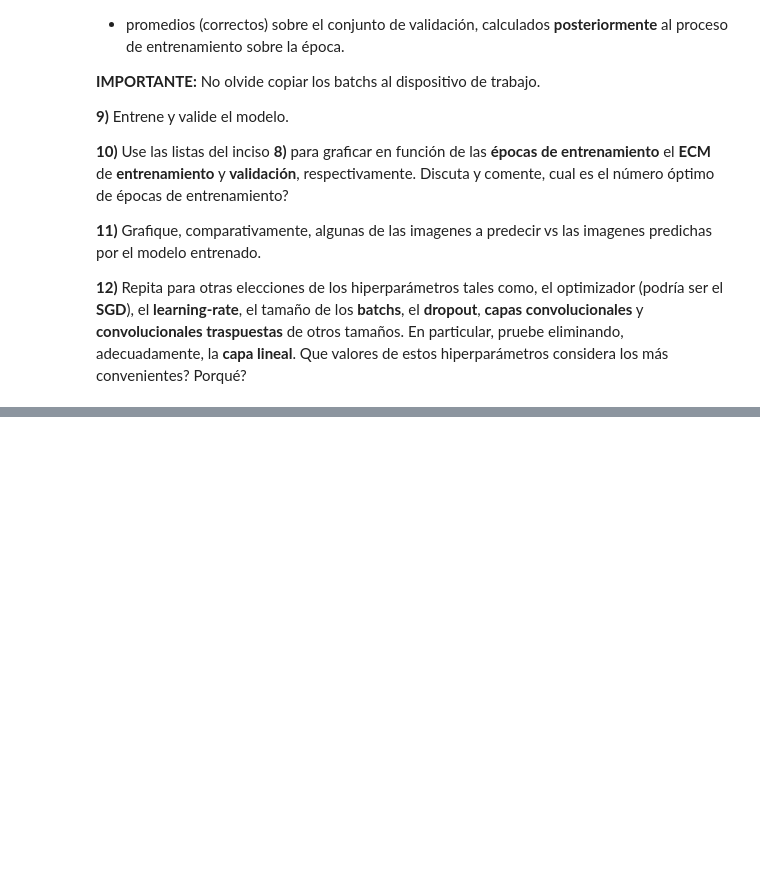
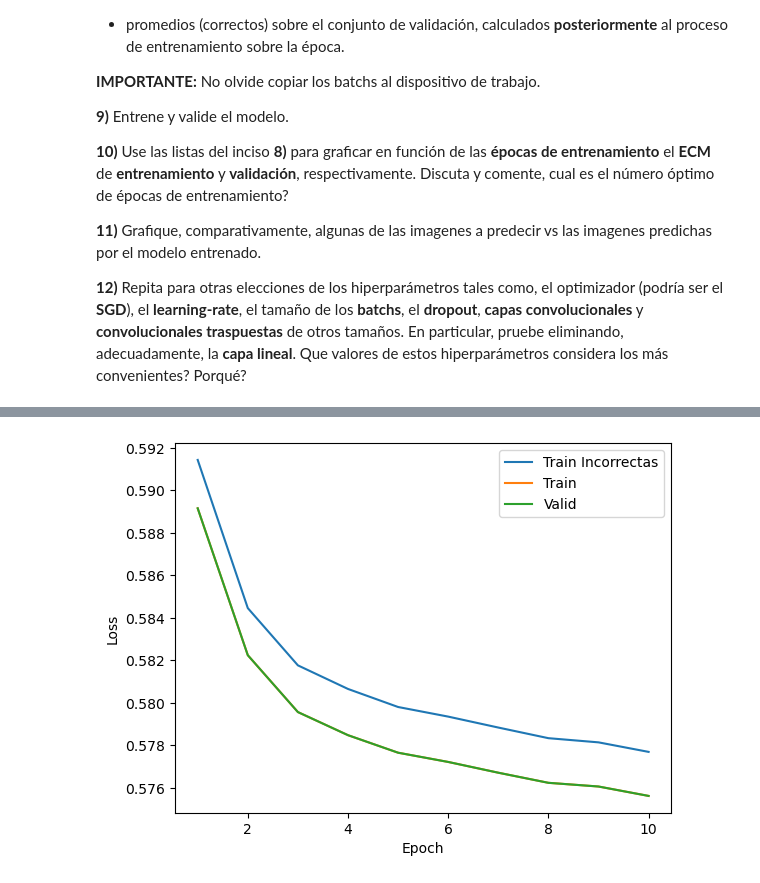
Before and after one commit to EnzoRg/neural_networks, a Jupyter notebook: Ejercicios/redes_neuronales_2024_guia_13.ipynb, the cells around one changed output, grey strips where cells are left out. Cells and saved outputs as stored; diff of their text form; code cells hidden in the pictures; blank space fills up the shorter version.

```diff
--- a/Ejercicios/redes_neuronales_2024_guia_13.ipynb
+++ b/Ejercicios/redes_neuronales_2024_guia_13.ipynb
@@ -165,0 +388,33 @@ Que valores de estos hiperparámetros considera los más convenientes? Porqué?
+# %%
+# 5.5)
+
+learning_rate = 1e-3
+optimizer = torch.optim.Adam(model.parameters(), lr=learning_rate, eps=1e-8, weight_decay=0, amsgrad=False)
+# %%
+# 5.6)
+
+device = torch.device('cuda' if torch.cuda.is_available() else 'cpu')
+model = model.to(device)
+# %%
+# 5.8)
+
+num_epochs = 10
+list_avg_train_loss_incorrecta = []
+list_avg_train_loss = []
+list_avg_valid_loss = []
+
+for epoch in range(num_epochs):
+    print(f'Epoch {epoch+1}\\n' + '-' * 20)
+    avg_train_loss_incorrecta = train_loop(train_loader, model, loss_fn, optimizer)
+    avg_train_loss = eval_loop(train_loader, model, loss_fn)
+    avg_valid_loss = eval_loop(valid_loader, model, loss_fn)
+
+    list_avg_train_loss_incorrecta.append(avg_train_loss_incorrecta)
+    list_avg_train_loss.append(avg_train_loss)
+    list_avg_valid_loss.append(avg_valid_loss)
+
+    print('avg_train_loss_incorrecta: ', avg_train_loss_incorrecta)
+    print('avg_train_loss: ', avg_train_loss)
+    print('avg_valid_loss: ', avg_valid_loss)
+
+print('Listo')
@@ -165,0 +439,14 @@ Que valores de estos hiperparámetros considera los más convenientes? Porqué?
+# %%
+# 5.10)
+
+plt.xlabel('Epoch')
+plt.ylabel('Loss')
+
+plt.plot(list(range(1, len(list_avg_train_loss_incorrecta)+1)), list_avg_train_loss, label='Train Incorrectas')
+plt.plot(list(range(1, len(list_avg_train_loss)+1)), list_avg_valid_loss, label='Train')
+plt.plot(list(range(1, len(list_avg_valid_loss)+1)), list_avg_valid_loss, label='Valid')
+
+plt.legend()
+plt.show()
+# %% [output]
+[figure, added]
```
Also changed, not shown: parts of 24 cells of this notebook, 1 other file.
